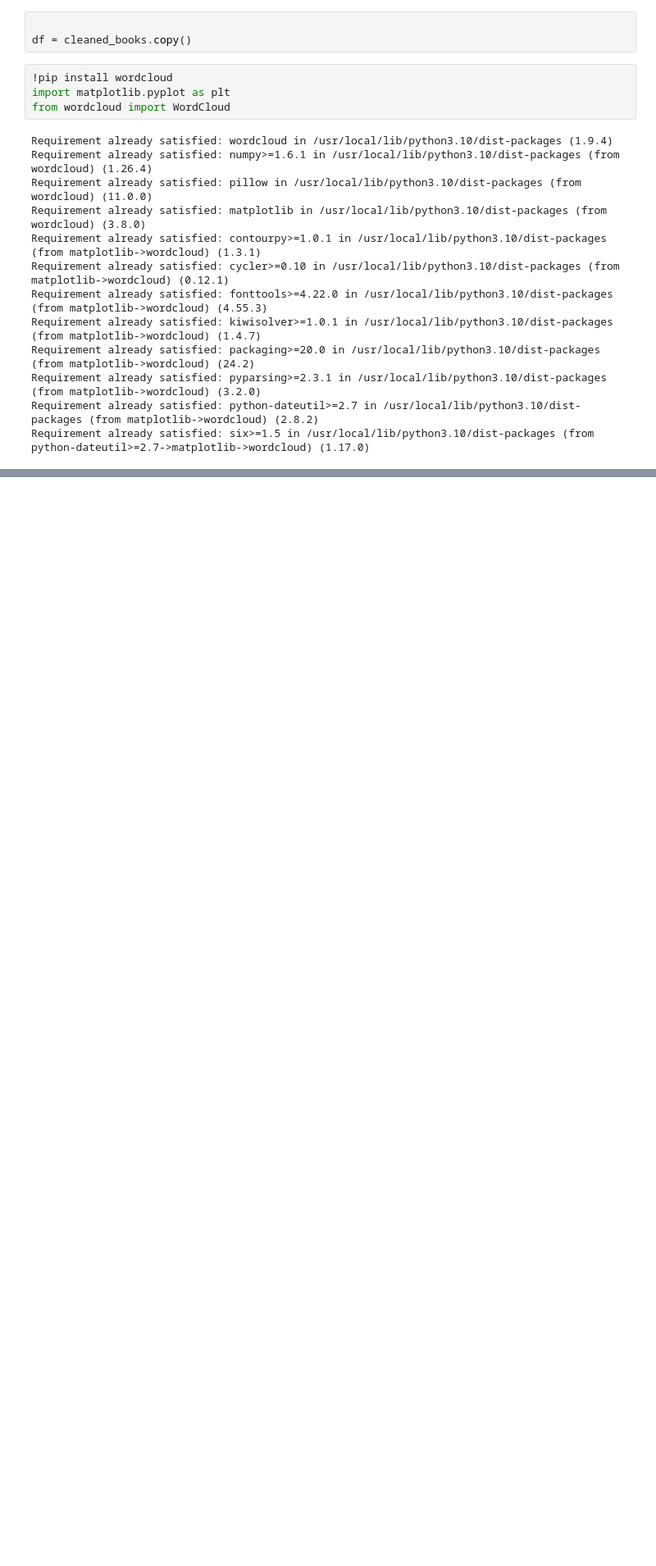
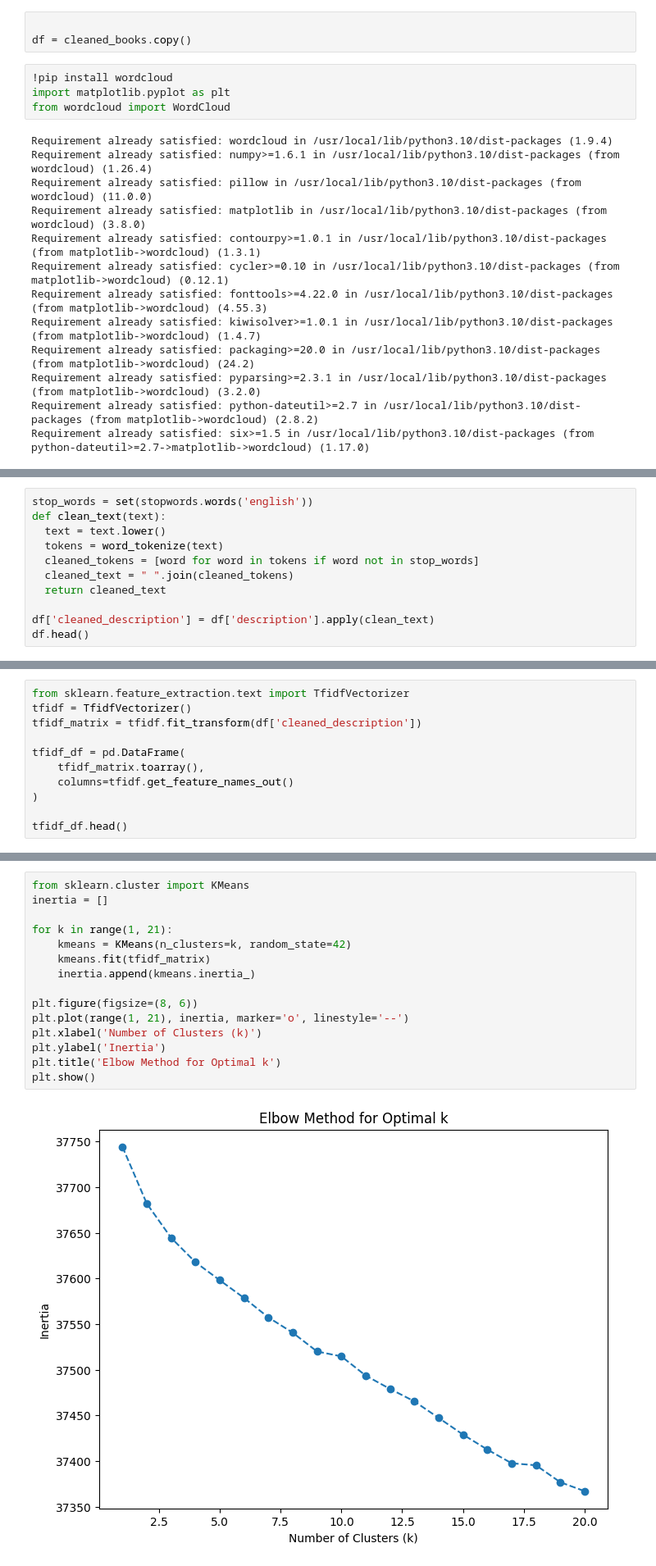
Before and after one commit to ArjunR27/Lab6TextMining, a Jupyter notebook: Lab_TextMining_Clustering.ipynb, the cells around one changed output, grey strips where cells are left out. Shown at 82% size. Cells and saved outputs as stored; diff of their text form; blank space fills up the shorter version.

```diff
--- a/Lab_TextMining_Clustering.ipynb
+++ b/Lab_TextMining_Clustering.ipynb
@@ -120 +120,12 @@ nltk.download('stopwords')
 True
+# %%
+stop_words = set(stopwords.words('english'))
+def clean_text(text):
+  text = text.lower()
+  tokens = word_tokenize(text)
+  cleaned_tokens = [word for word in tokens if word not in stop_words]
+  cleaned_text = " ".join(cleaned_tokens)
+  return cleaned_text
+
+df['cleaned_description'] = df['description'].apply(clean_text)
+df.head()
@@ -120,0 +139,11 @@ True
+# %%
+from sklearn.feature_extraction.text import TfidfVectorizer
+tfidf = TfidfVectorizer()
+tfidf_matrix = tfidf.fit_transform(df['cleaned_description'])
+
+tfidf_df = pd.DataFrame(
+    tfidf_matrix.toarray(),
+    columns=tfidf.get_feature_names_out()
+)
+
+tfidf_df.head()
@@ -120,0 +158,17 @@ True
+# %%
+from sklearn.cluster import KMeans
+inertia = []
+
+for k in range(1, 21):
+    kmeans = KMeans(n_clusters=k, random_state=42)
+    kmeans.fit(tfidf_matrix)
+    inertia.append(kmeans.inertia_)
+
+plt.figure(figsize=(8, 6))
+plt.plot(range(1, 21), inertia, marker='o', linestyle='--')
+plt.xlabel('Number of Clusters (k)')
+plt.ylabel('Inertia')
+plt.title('Elbow Method for Optimal k')
+plt.show()
+# %% [output]
+[figure, added]
```
Also changed, not shown: parts of 5 cells of this notebook.
